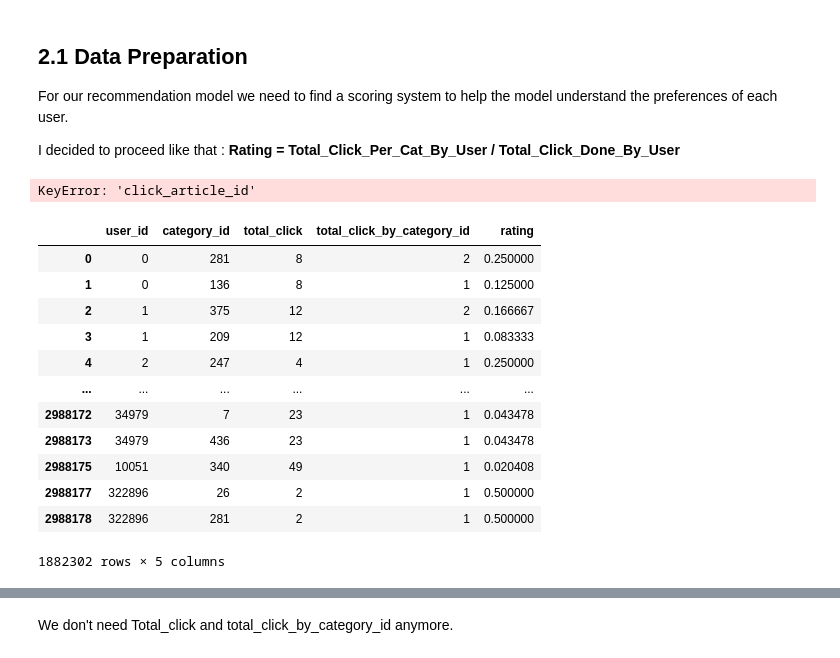
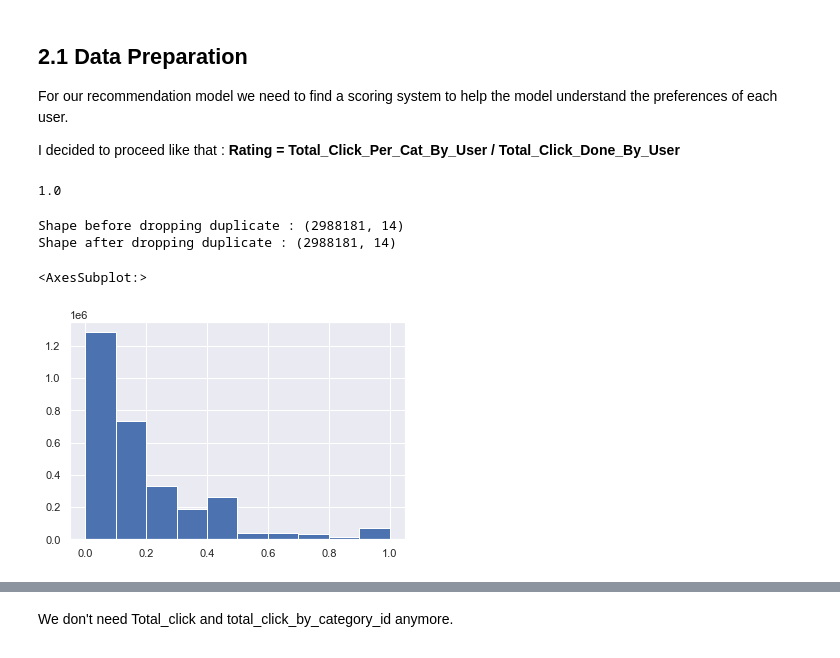
Before and after one commit to AntoninGarret/P9-Logo-Recommandation, a Jupyter notebook: Recommendation.ipynb, the cells around one changed output, grey strips where cells are left out. Drawn from its saved outputs; the diff is of its cells as text; code cells hidden in the pictures.

```diff
--- a/Recommendation.ipynb
+++ b/Recommendation.ipynb
@@ -266,3 +398,9 @@ articles_df = articles_df.iloc[articles]
 For our recommendation model we need to find a scoring system to help the model understand the preferences of each user.
 
 I decided to proceed like that : **Rating = Total_Click_Per_Cat_By_User / Total_Click_Done_By_User**
+# %%
+all_clicks_df['total_clicks_article'] = all_clicks_df.groupby(['click_article_id'])['user_id'].transform('count')
+all_clicks_df['user_clicks_on_article'] = all_clicks_df.groupby(['user_id','click_article_id'])['click_article_id'].transform('count')
+all_clicks_df['popularity_rating'] = all_clicks_df['user_clicks_on_article'] / all_clicks_df['total_clicks_article']
+# %% [output]
+1.0
@@ -274,6 +414,7 @@ dict_article_categories = articles_df.set_index('article_id')['category_id'].to_
 all_clicks_df['category_id'] = all_clicks_df['click_article_id'].map(dict_article_categories).astype(int)
 all_clicks_df['total_click'] = all_clicks_df.groupby(['user_id'])['click_article_id'].transform('count')
 all_clicks_df['total_click_by_category_id'] = all_clicks_df.groupby(['user_id','category_id'])['click_article_id'].transform('count')
+all_clicks_df['total_click_on_article_id'] = all_clicks_df.groupby(['user_id','click_article_id'])['click_article_id'].transform('count')
 all_clicks_df['rating'] = all_clicks_df['total_click_by_category_id'] / all_clicks_df['total_click']
 
 print(f'Shape before dropping duplicate : {all_clicks_df.shape}')
@@ -281,23 +422,13 @@ all_clicks_df = all_clicks_df.drop(['click_article_id'], axis=1)
 all_clicks_df = all_clicks_df.drop_duplicates()
 print(f'Shape after dropping duplicate : {all_clicks_df.shape}')
 # %% [output]
-KeyError: 'click_article_id'
+Shape before dropping duplicate : (2988181, 14)
+Shape after dropping duplicate : (2988181, 14)
-# %%
-all_clicks_df
-# %% [output]
-|  | user_id | category_id | total_click | total_click_by_category_id | rating |
-| 0 | 0 | 281 | 8 | 2 | 0.250000 |
-| 1 | 0 | 136 | 8 | 1 | 0.125000 |
-| 2 | 1 | 375 | 12 | 2 | 0.166667 |
-| 3 | 1 | 209 | 12 | 1 | 0.083333 |
-| 4 | 2 | 247 | 4 | 1 | 0.250000 |
-| ... | ... | ... | ... | ... | ... |
-| 2988172 | 34979 | 7 | 23 | 1 | 0.043478 |
-| 2988173 | 34979 | 436 | 23 | 1 | 0.043478 |
-| 2988175 | 10051 | 340 | 49 | 1 | 0.020408 |
-| 2988177 | 322896 | 26 | 2 | 1 | 0.500000 |
-| 2988178 | 322896 | 281 | 2 | 1 | 0.500000 |
-1882302 rows × 5 columns
+# %%
+all_clicks_df.user_rating.hist()
+# %% [output]
+<AxesSubplot:>
+[figure, added]
 # %%
 #Remove not used columns
 all_clicks_df = all_clicks_df.drop(['total_click', 'total_click_by_category_id'], axis=1)
```
Also changed, not shown: parts of 42 cells of this notebook, 2 other files.
